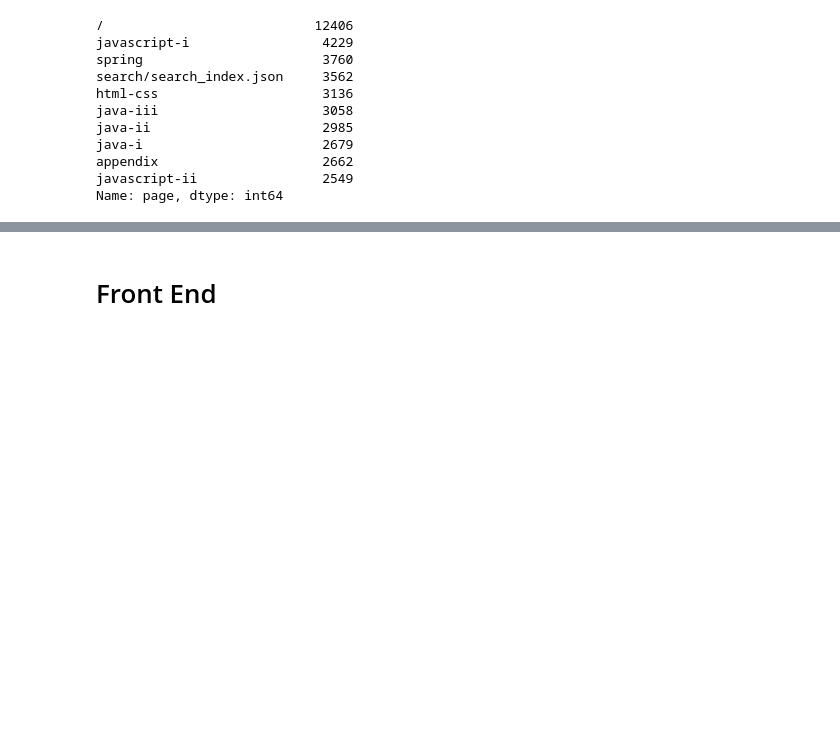
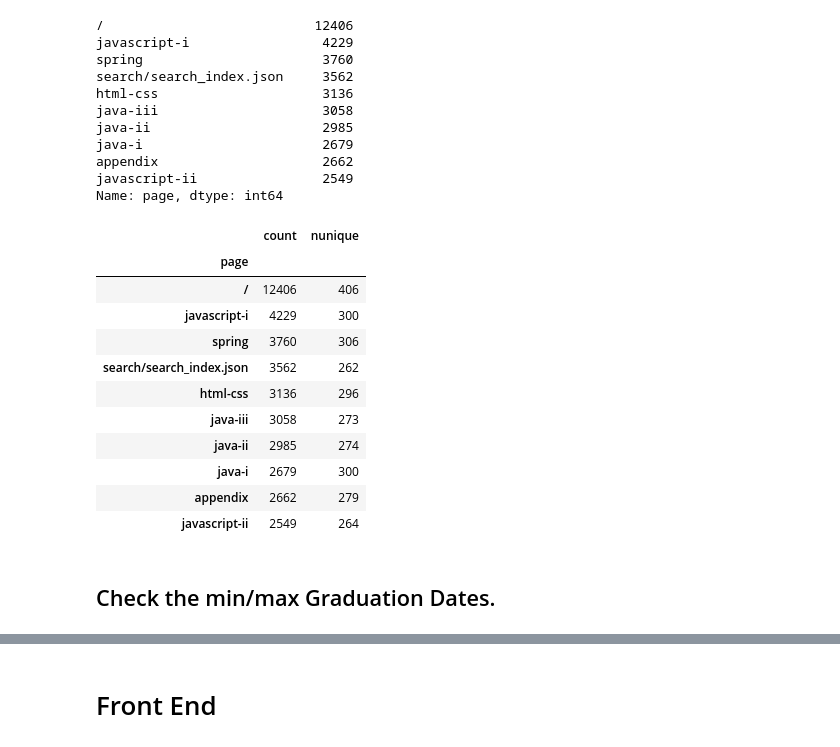
Before and after one commit to Codeup-Mirzakhani-Group1-Project/project-5_anomaly_detection, a Jupyter notebook: Justin_project_work.ipynb, the cells around one changed output, grey strips where cells are left out. Cells and saved outputs as stored; diff of their text form; code cells hidden in the pictures; blank space fills up the shorter version.

```diff
--- a/Justin_project_work.ipynb
+++ b/Justin_project_work.ipynb
@@ -349,3 +457,22 @@ java-i                       2679
 appendix                     2662
 javascript-ii                2549
 Name: page, dtype: int64
+# %%
+# Look at curriculum by click count and student nunique
+java_program_views = java_grad_users.groupby(['page'])['user_id'].agg(['count', 'nunique'])
+java_program_views.sort_values(by='count', ascending=False).head(10)
+# %% [output]
+|  | count | nunique |
+| page |  |  |
+| / | 12406 | 406 |
+| javascript-i | 4229 | 300 |
+| spring | 3760 | 306 |
+| search/search_index.json | 3562 | 262 |
+| html-css | 3136 | 296 |
+| java-iii | 3058 | 273 |
+| java-ii | 2985 | 274 |
+| java-i | 2679 | 300 |
+| appendix | 2662 | 279 |
+| javascript-ii | 2549 | 264 |
+# %% [markdown]
+## Check the min/max Graduation Dates.
```
Also changed, not shown: parts of 32 cells of this notebook.
